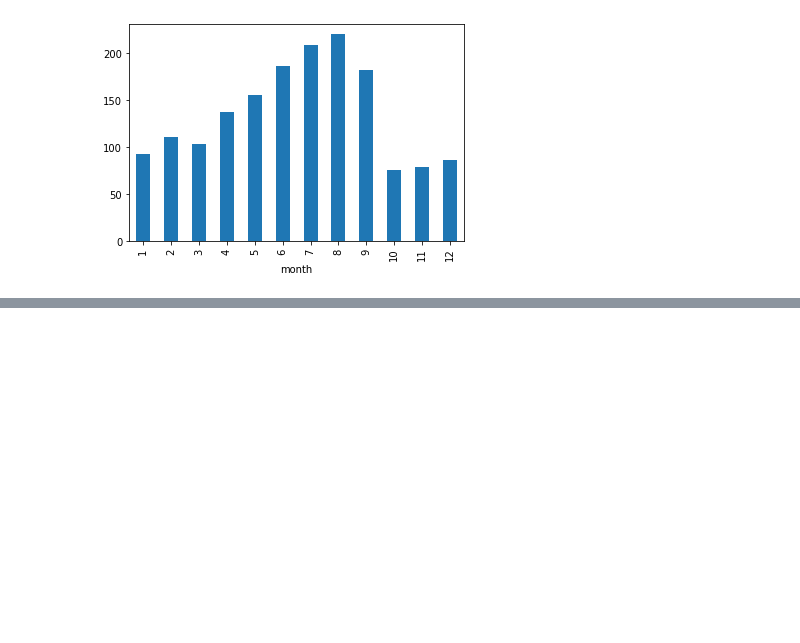
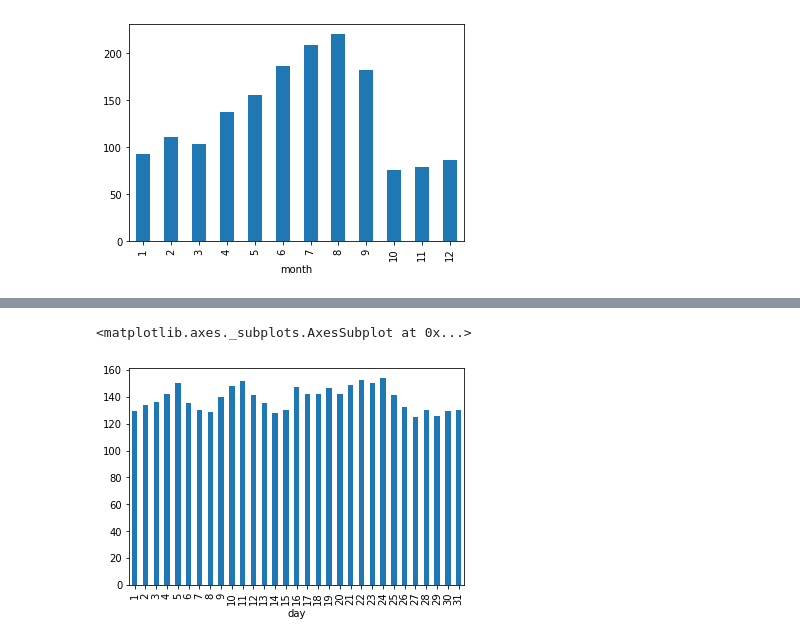
Before and after one commit to anologicon/jat-rail-time-series, a Jupyter notebook: JatRailTimeSeries.ipynb, the cells around one changed output, grey strips where cells are left out. Cells and saved outputs as stored; diff of their text form; code cells hidden in the pictures; blank space fills up the shorter version.

```diff
--- a/JatRailTimeSeries.ipynb
+++ b/JatRailTimeSeries.ipynb
@@ -79,0 +87,5 @@ train.groupby('month')['Count'].mean().plot.bar()
+# %%
+train.groupby('day')['Count'].mean().plot.bar()
+# %% [output]
+<matplotlib.axes._subplots.AxesSubplot at 0x...>
+[figure, added]
```
Also changed, not shown: parts of 9 cells of this notebook.
